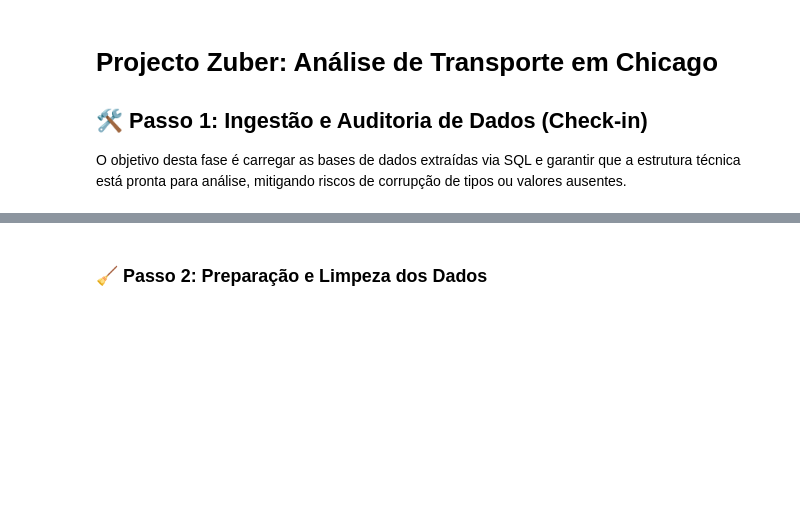
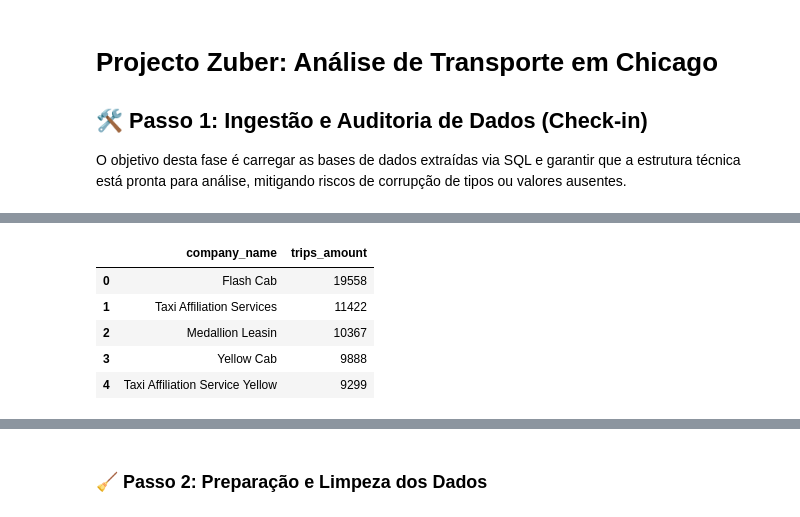
Before and after one commit to andrevinagre77-dev/zuber-chicago-analysis, a Jupyter notebook: Downloads/Projecto Zuber.ipynb, the cells around one changed output, grey strips where cells are left out. Drawn from its saved outputs; the diff is of its cells as text; code cells hidden in the pictures; blank space fills up the shorter version.

```diff
--- a/Downloads/Projecto Zuber.ipynb
+++ b/Downloads/Projecto Zuber.ipynb
@@ -21,3 +31,13 @@ df_companies.info()
+# %%
+# Primeiras linhas de df_companies
+df_companies.head()
+# %% [output]
+|  | company_name | trips_amount |
+| 0 | Flash Cab | 19558 |
+| 1 | Taxi Affiliation Services | 11422 |
+| 2 | Medallion Leasin | 10367 |
+| 3 | Yellow Cab | 9888 |
+| 4 | Taxi Affiliation Service Yellow | 9299 |
 # %%
 # Valores faltantes em df_companies
 df_companies.isna().sum()
```
Also changed, not shown: parts of 14 cells of this notebook, 4 other files.
